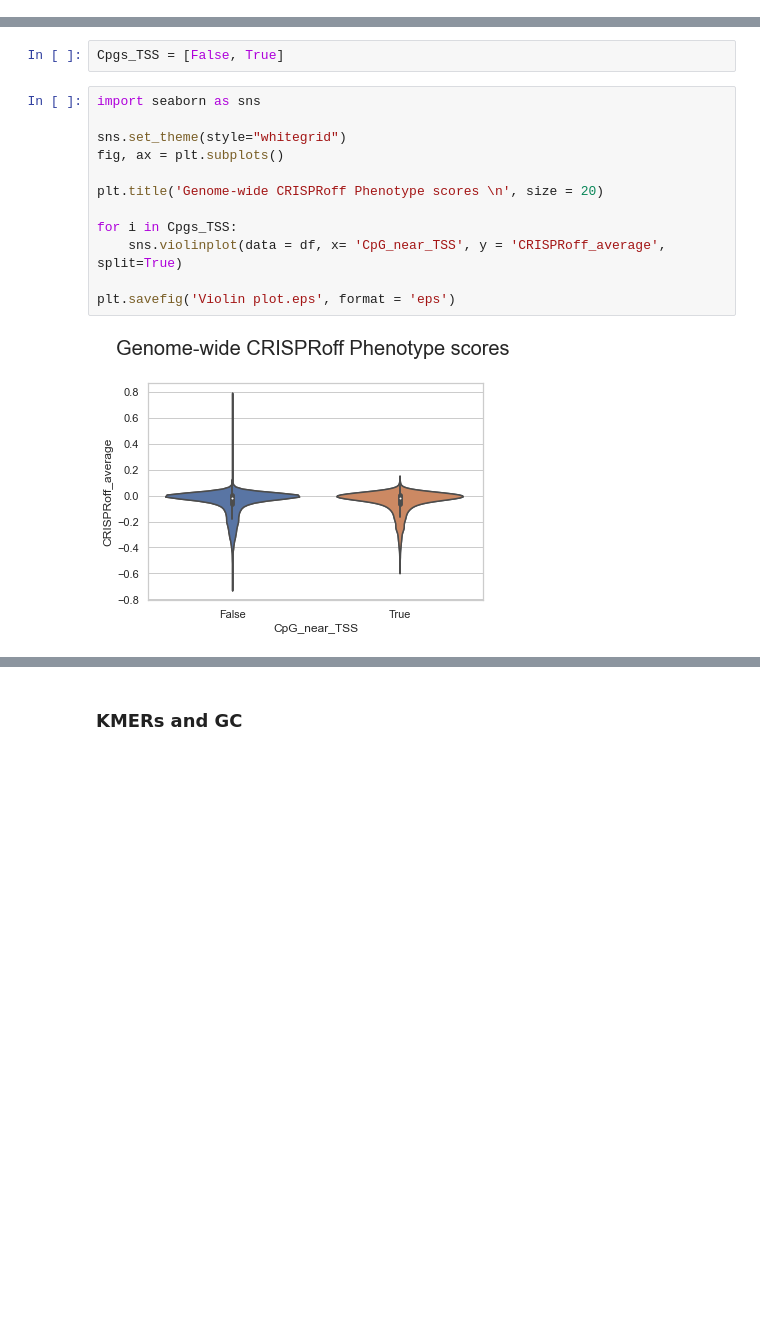
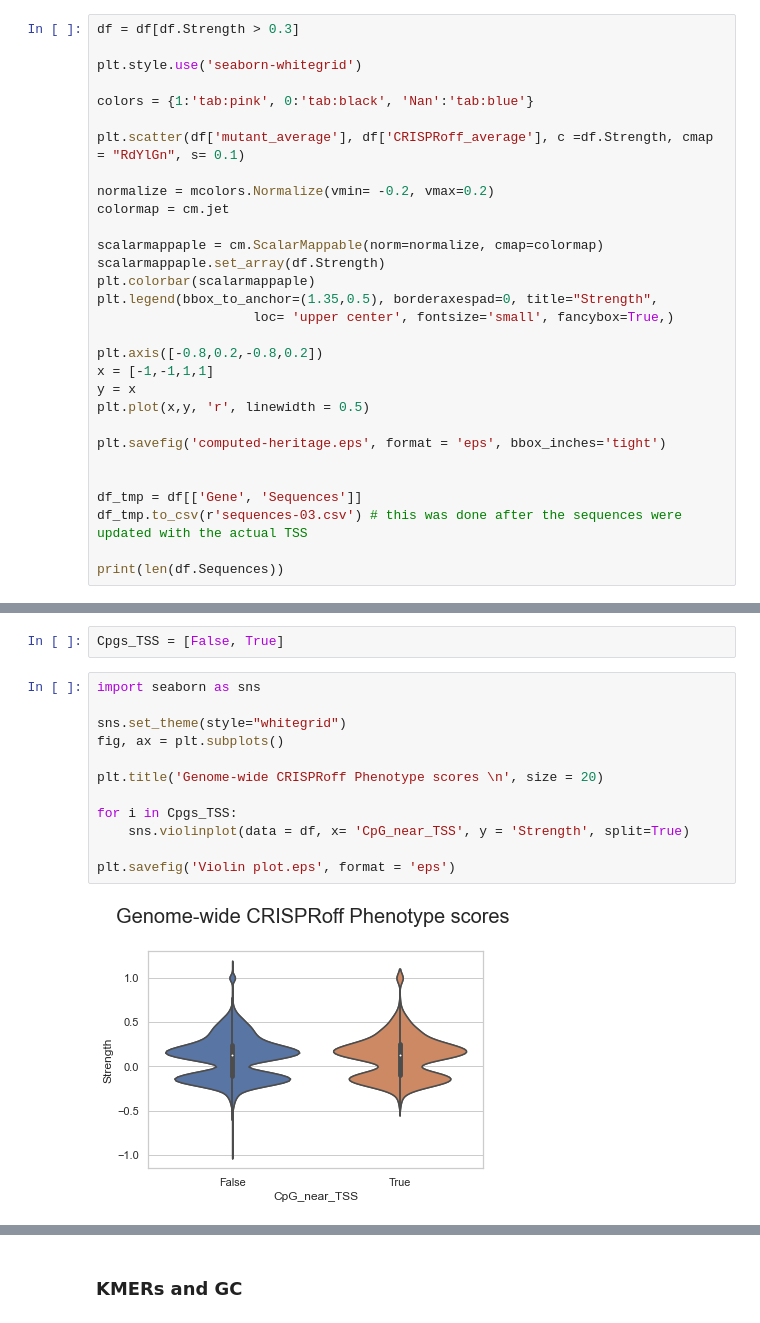
Before and after one commit to sermare/DeepOff, a Jupyter notebook: 1000 essential genes.ipynb, the cells around one changed output, grey strips where cells are left out. Drawn from its saved outputs; the diff is of its cells as text; blank space fills up the shorter version.

Commit message:
changes in graphs and computed performance

```diff
--- a/1000 essential genes.ipynb
+++ b/1000 essential genes.ipynb
@@ -184,0 +221,30 @@ df = df.loc[df.Gene.notna()]
+# %%
+df = df[df.Strength > 0.3]
+
+plt.style.use('seaborn-whitegrid')
+
+colors = {1:'tab:pink', 0:'tab:black', 'Nan':'tab:blue'}
+
+plt.scatter(df['mutant_average'], df['CRISPRoff_average'], c =df.Strength, cmap = "RdYlGn", s= 0.1)
+
+normalize = mcolors.Normalize(vmin= -0.2, vmax=0.2)
+colormap = cm.jet
+
+scalarmappaple = cm.ScalarMappable(norm=normalize, cmap=colormap)
+scalarmappaple.set_array(df.Strength)
+plt.colorbar(scalarmappaple)
+plt.legend(bbox_to_anchor=(1.35,0.5), borderaxespad=0, title="Strength",
+                    loc= 'upper center', fontsize='small', fancybox=True,)
+
+plt.axis([-0.8,0.2,-0.8,0.2])
+x = [-1,-1,1,1]
+y = x
+plt.plot(x,y, 'r', linewidth = 0.5)
+
+plt.savefig('computed-heritage.eps', format = 'eps', bbox_inches='tight')
+
+
+df_tmp = df[['Gene', 'Sequences']]
+df_tmp.to_csv(r'sequences-03.csv') # this was done after the sequences were updated with the actual TSS
+
+print(len(df.Sequences))
@@ -324,17 +392,17 @@ Cpgs_TSS = [False, True]
 # %%
 import seaborn as sns
 
 sns.set_theme(style="whitegrid")
 fig, ax = plt.subplots()
 
 plt.title('Genome-wide CRISPRoff Phenotype scores \n', size = 20)
 
 for i in Cpgs_TSS:
-    sns.violinplot(data = df, x= 'CpG_near_TSS', y = 'CRISPRoff_average', split=True)
+    sns.violinplot(data = df, x= 'CpG_near_TSS', y = 'Strength', split=True)
 
 plt.savefig('Violin plot.eps', format = 'eps')
 # %% [output]
-[figure, old version]
+[figure, new version]
 # %%
 sns.set_theme(style="whitegrid")
 fig, ax = plt.subplots()
```
Also changed, not shown: parts of 34 cells of this notebook, 13 other files.
